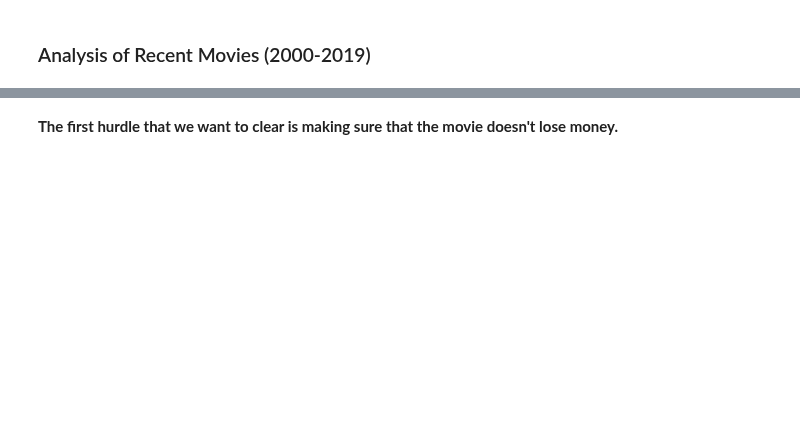
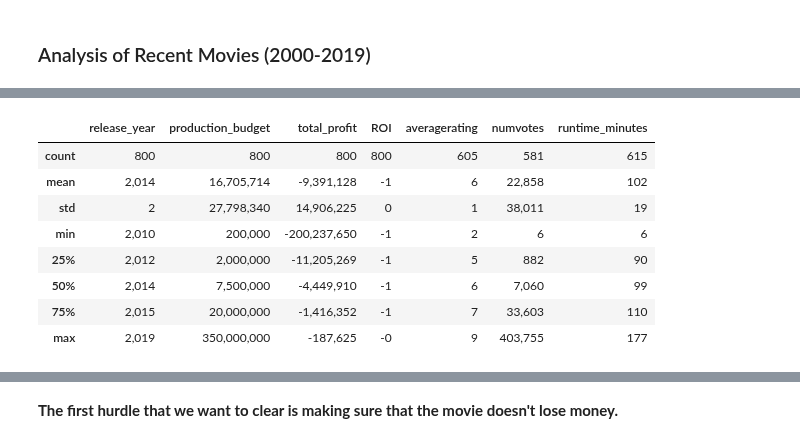
Before and after one commit to jxn628/dsc-phase-1-project, a Jupyter notebook: student.ipynb, the cells around one changed output, grey strips where cells are left out. Saved outputs shown, nothing was run; the diff lists cells and outputs as text; code cells hidden in the pictures; blank space fills up the shorter version.

```diff
--- a/student.ipynb
+++ b/student.ipynb
@@ -713,3 +786,15 @@ top_roi = roi_df[0:500]
 #movies that did not make a profit
 loss_df= recent_movies_2010.sort_values('total_profit', ascending=True)
 loss_df = loss_df[0:800]
+# %%
+loss_df.describe()
+# %% [output]
+|  | release_year | production_budget | total_profit | ROI | averagerating | numvotes | runtime_minutes |
+| count | 800 | 800 | 800 | 800 | 605 | 581 | 615 |
+| mean | 2,014 | 16,705,714 | -9,391,128 | -1 | 6 | 22,858 | 102 |
+| std | 2 | 27,798,340 | 14,906,225 | 0 | 1 | 38,011 | 19 |
+| min | 2,010 | 200,000 | -200,237,650 | -1 | 2 | 6 | 6 |
+| 25% | 2,012 | 2,000,000 | -11,205,269 | -1 | 5 | 882 | 90 |
+| 50% | 2,014 | 7,500,000 | -4,449,910 | -1 | 6 | 7,060 | 99 |
+| 75% | 2,015 | 20,000,000 | -1,416,352 | -1 | 7 | 33,603 | 110 |
+| max | 2,019 | 350,000,000 | -187,625 | -0 | 9 | 403,755 | 177 |
```
Also changed, not shown: parts of 34 cells of this notebook.
